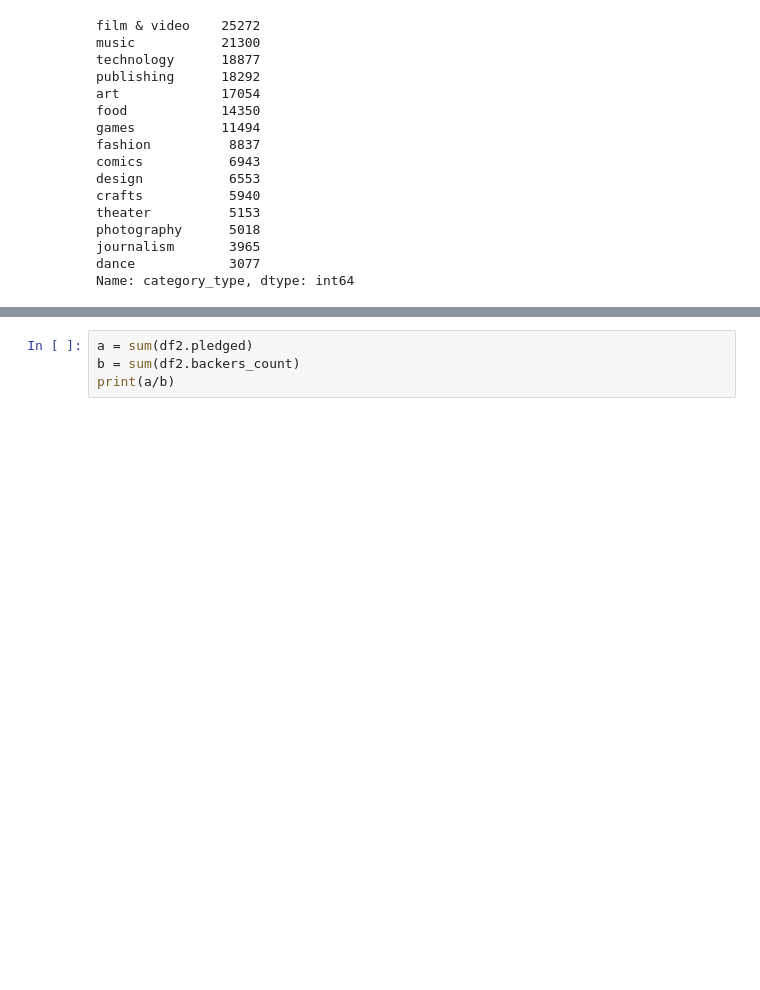
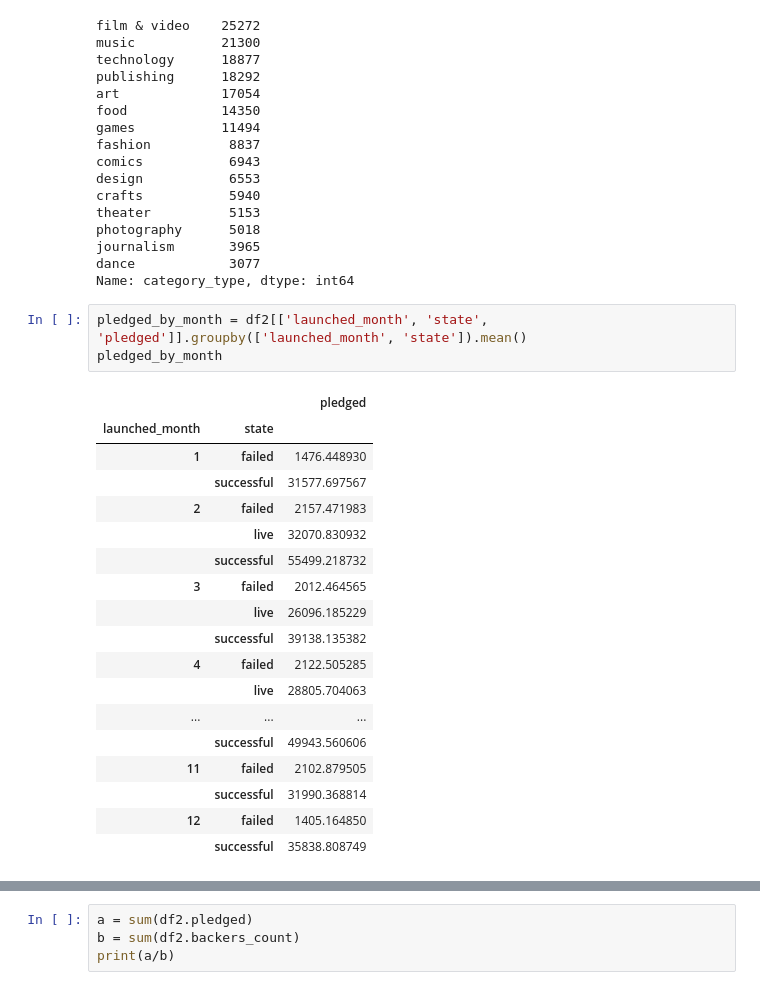
Before and after one commit to helen-tong/kickstarter, a Jupyter notebook: kickstarter.ipynb, the cells around one changed output, grey strips where cells are left out. Cells and saved outputs as stored; diff of their text form; blank space fills up the shorter version.

```diff
--- a/kickstarter.ipynb
+++ b/kickstarter.ipynb
@@ -370,6 +375,28 @@ photography      5018
 journalism       3965
 dance            3077
 Name: category_type, dtype: int64
+# %%
+pledged_by_month = df2[['launched_month', 'state', 'pledged']].groupby(['launched_month', 'state']).mean()
+pledged_by_month
+# %% [output]
+|  |  | pledged |
+| launched_month | state |  |
+| 1 | failed | 1476.448930 |
+|  | successful | 31577.697567 |
+| 2 | failed | 2157.471983 |
+|  | live | 32070.830932 |
+|  | successful | 55499.218732 |
+| 3 | failed | 2012.464565 |
+|  | live | 26096.185229 |
+|  | successful | 39138.135382 |
+| 4 | failed | 2122.505285 |
+|  | live | 28805.704063 |
+| ... | ... | ... |
+|  | successful | 49943.560606 |
+| 11 | failed | 2102.879505 |
+|  | successful | 31990.368814 |
+| 12 | failed | 1405.164850 |
+|  | successful | 35838.808749 |
 # %%
 total_pledged = df2[['category_type', 'state', 'pledged', 'backers_count']].groupby(['category_type']).sum()
 total_pledged['avg'] = total_pledged['pledged']/total_pledged['backers_count']
```
Also changed, not shown: parts of 25 cells of this notebook.
